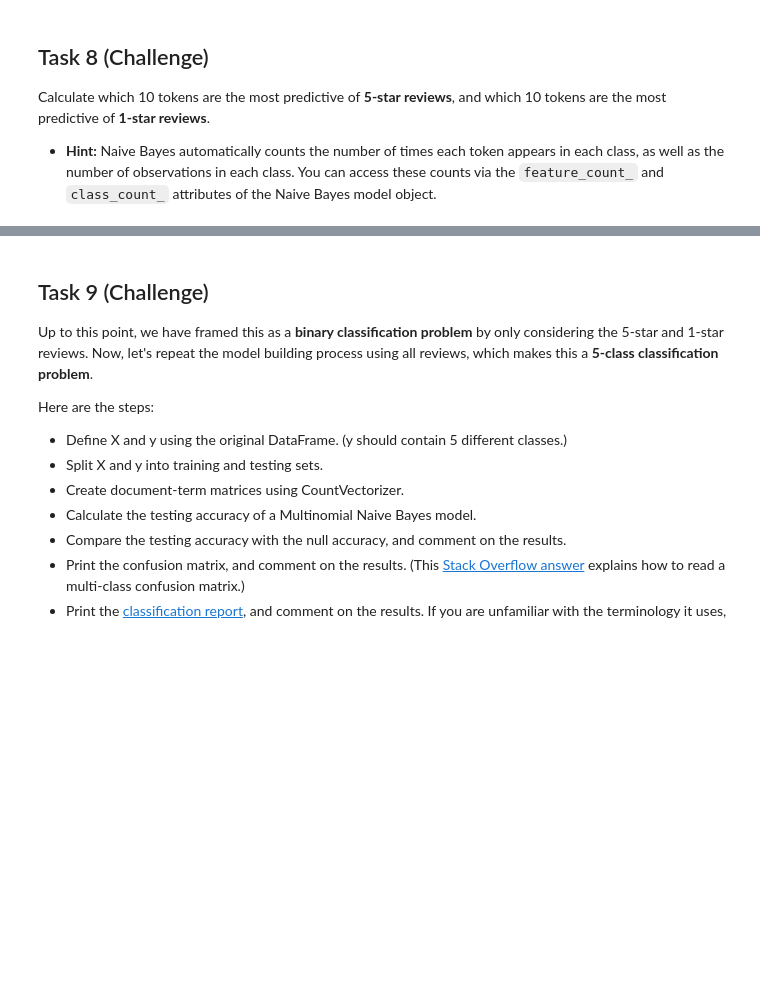
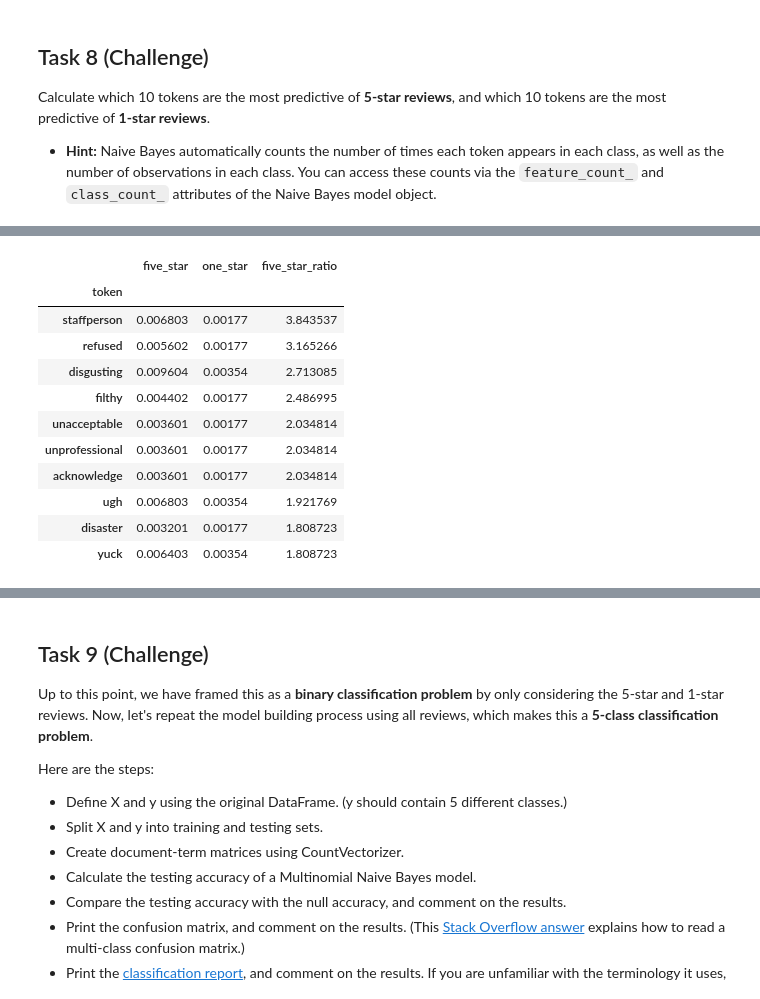
Before and after one commit to arunprasadlv/MLText, a Jupyter notebook: notebooks/01_yelp_homework.ipynb, the cells around one changed output, grey strips where cells are left out. Saved outputs shown, nothing was run; the diff lists cells and outputs as text; code cells hidden in the pictures; blank space fills up the shorter version.

```diff
--- a/notebooks/01_yelp_homework.ipynb
+++ b/notebooks/01_yelp_homework.ipynb
@@ -218,0 +268,4 @@ Calculate which 10 tokens are the most predictive of **5-star reviews**, and whi
+# %%
+# create a DataFrame of tokens with their separate ham and spam counts
+tokens = pd.DataFrame({'token':X_train_tokens, 'five_star':five_star_count, 'one_star':one_star_count}).set_index('token')
+tokens.tail(10)
@@ -218,0 +295,4 @@ Calculate which 10 tokens are the most predictive of **5-star reviews**, and whi
+# %%
+# add 1 to one-star and five-star counts to avoid dividing by 0
+tokens['one_star'] = tokens.one_star + 1
+tokens['five_star'] = tokens.five_star + 1
@@ -218,0 +313,23 @@ Calculate which 10 tokens are the most predictive of **5-star reviews**, and whi
+# %%
+# convert the one-star and five-star counts into frequencies
+tokens['one_star'] = tokens.one_star / nb.class_count_[0]
+tokens['five_star'] = tokens.five_star / nb.class_count_[1]
+# %%
+# calculate the ratio of five-star to one-star for each token
+tokens['five_star_ratio'] = tokens.five_star / tokens.one_star
+# %%
+# tokens most predictive of five star than 1-star
+tokens.sort_values('five_star_ratio', ascending=False).head(10)
+# %% [output]
+|  | five_star | one_star | five_star_ratio |
+| token |  |  |  |
+| staffperson | 0.006803 | 0.00177 | 3.843537 |
+| refused | 0.005602 | 0.00177 | 3.165266 |
+| disgusting | 0.009604 | 0.00354 | 2.713085 |
+| filthy | 0.004402 | 0.00177 | 2.486995 |
+| unacceptable | 0.003601 | 0.00177 | 2.034814 |
+| unprofessional | 0.003601 | 0.00177 | 2.034814 |
+| acknowledge | 0.003601 | 0.00177 | 2.034814 |
+| ugh | 0.006803 | 0.00354 | 1.921769 |
+| disaster | 0.003201 | 0.00177 | 1.808723 |
+| yuck | 0.006403 | 0.00354 | 1.808723 |
```
Also changed, not shown: parts of 37 cells of this notebook, 5 other files.
